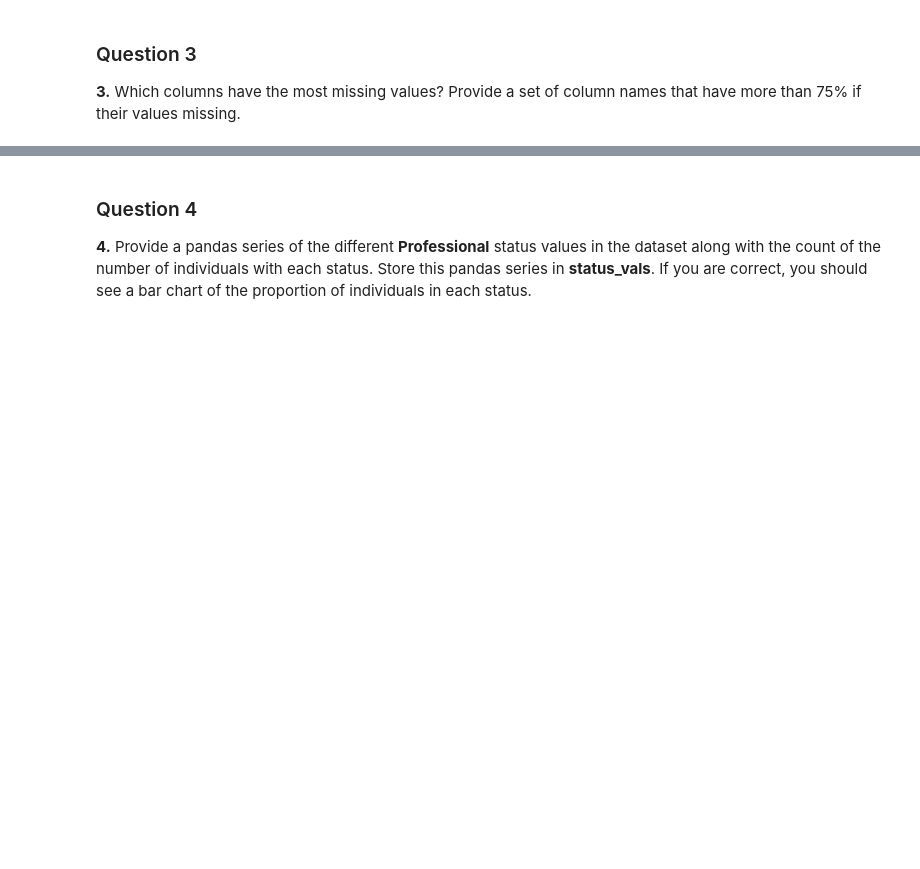
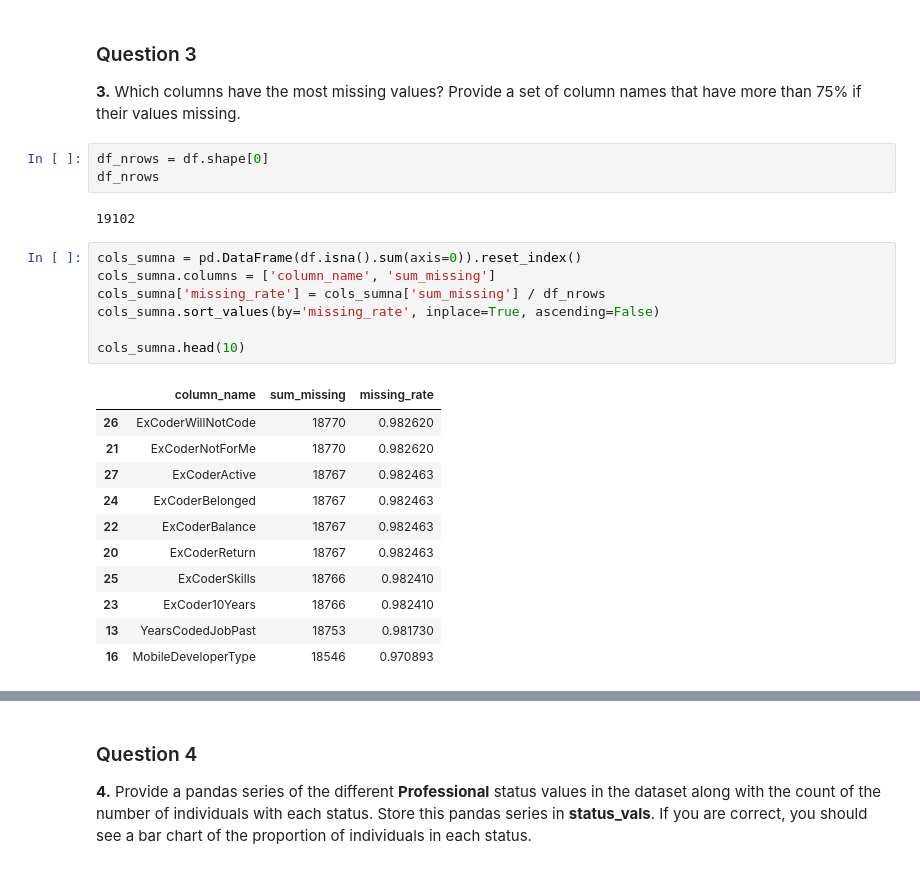
Before and after one commit to dorottyawinter/data_scientist_nanodegree, a Jupyter notebook: A Look at the Data.ipynb, the cells around one changed output, grey strips where cells are left out. Saved outputs shown, nothing was run; the diff lists cells and outputs as text; blank space fills up the shorter version.

```diff
--- a/A Look at the Data.ipynb
+++ b/A Look at the Data.ipynb
@@ -94,3 +99,27 @@ Nice job that looks right!
 ### Question 3
 
 **3.** Which columns have the most missing values?  Provide a set of column names that have more than 75% if their values missing.
+# %%
+df_nrows = df.shape[0]
+df_nrows
+# %% [output]
+19102
+# %%
+cols_sumna = pd.DataFrame(df.isna().sum(axis=0)).reset_index()
+cols_sumna.columns = ['column_name', 'sum_missing']
+cols_sumna['missing_rate'] = cols_sumna['sum_missing'] / df_nrows
+cols_sumna.sort_values(by='missing_rate', inplace=True, ascending=False)
+
+cols_sumna.head(10)
+# %% [output]
+|  | column_name | sum_missing | missing_rate |
+| 26 | ExCoderWillNotCode | 18770 | 0.982620 |
+| 21 | ExCoderNotForMe | 18770 | 0.982620 |
+| 27 | ExCoderActive | 18767 | 0.982463 |
+| 24 | ExCoderBelonged | 18767 | 0.982463 |
+| 22 | ExCoderBalance | 18767 | 0.982463 |
+| 20 | ExCoderReturn | 18767 | 0.982463 |
+| 25 | ExCoderSkills | 18766 | 0.982410 |
+| 23 | ExCoder10Years | 18766 | 0.982410 |
+| 13 | YearsCodedJobPast | 18753 | 0.981730 |
+| 16 | MobileDeveloperType | 18546 | 0.970893 |
```
Also changed, not shown: parts of 7 cells of this notebook, 2 other files.
